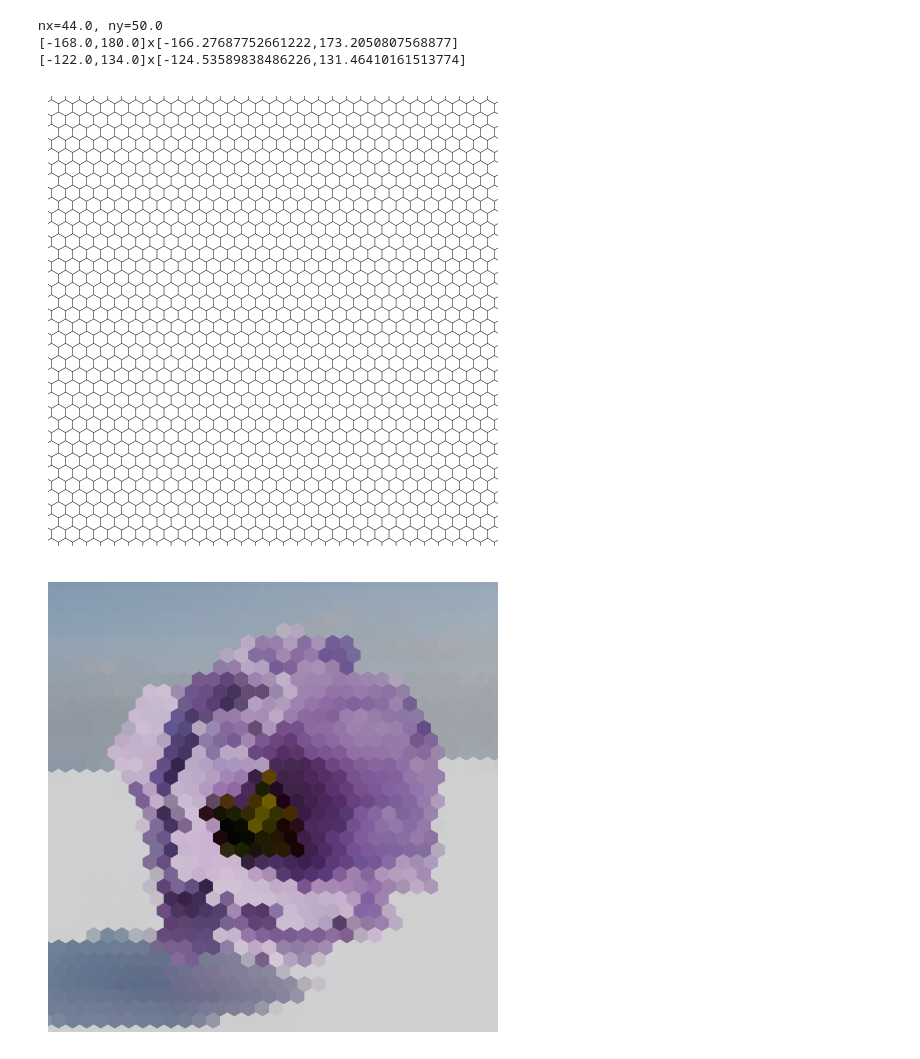
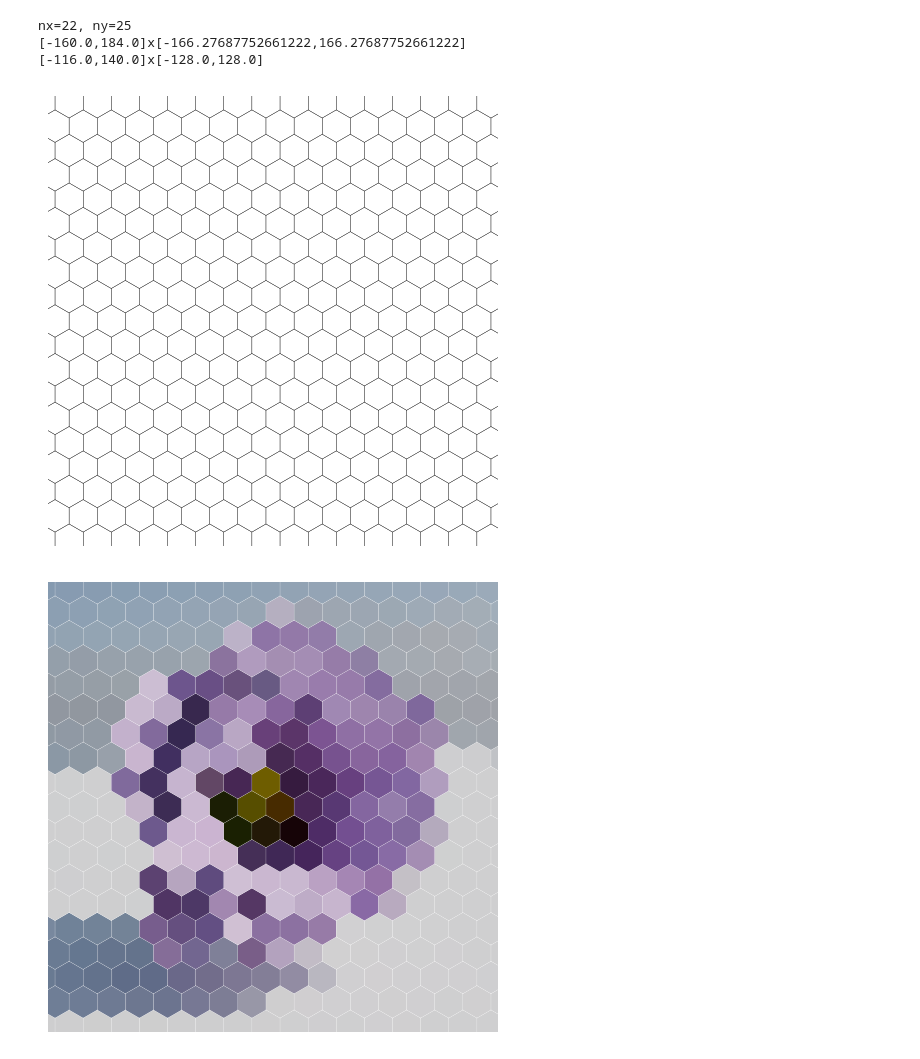
Before and after one commit to kashikacojp/compound-eye-simulator, a Jupyter notebook: jupyter/Untitled1.ipynb, the cells around one changed output. Saved outputs shown, nothing was run; the diff lists cells and outputs as text; code cells hidden in the pictures.

```diff
--- a/jupyter/Untitled1.ipynb
+++ b/jupyter/Untitled1.ipynb
@@ -1,21 +1,34 @@
 # %%
-from hexalattice.hexalattice import *
+from thirdparty import hexalattice
+from matplotlib import pyplot as plt
 import numpy as np
+
 
 x_size  = 256
 y_size  = 256
 x_range = x_size * 1.2
 y_range = y_size * 1.2
-diam    = 8
+diam    = 16
 
 # x_size = (1/2 + nx) * diam * sqrt(3)/2  -> (x_size/(diam * sqrt(3)/2))-1/2
 # y_size = (1 * 3/4 * ny) * diam          -> (y_size/diam-1)*4/3
-nx =np.ceil((x_range/(diam * np.sqrt(3.0)/2.0))-0.5)
-ny =np.ceil((y_range/diam-1)*(4.0/3.0))
+
+nx = None
+ny = None
+
+if (nx is None) and (ny is None):
+    nx =int(np.ceil((x_range/(diam * np.sqrt(3.0)/2.0))-0.5))
+    ny =int(np.ceil((y_range/diam-1)*(4.0/3.0)))
+elif (nx is None):
+    diam = y_size / ( (ny * 3.0/4.0)+1)
+    nx   = int(np.ceil((x_range/(diam * np.sqrt(3.0)/2.0))-0.5))
+elif (ny is None):
+    diam = x_range/((nx+1/2)*np.sqrt(3)/2)
+    ny =int(np.ceil((y_range/diam-1)*(4.0/3.0)) )
 
 print("nx="+str(nx)+", ny="+str(ny))
 
-hex_centers, ax = create_hex_grid(nx=nx,
+hex_centers, ax = hexalattice.create_hex_grid(nx=nx,
                                   ny=ny,
                                   min_diam=diam,
                                   do_plot=True)
@@ -29,10 +42,10 @@ cen_y =(max_y+min_y)/2
 
 print("["+str(min_x)+","+str(max_x)+"]x["+str(min_y)+","+str(max_y)+"]")
 
-bound_min_x = cen_x       - x_size/2
-bound_max_x = cen_x       + x_size/2
-bound_min_y = cen_y       - y_size/2
-bound_max_y = cen_y       + y_size/2
+bound_min_x = cen_x - x_size/2
+bound_max_x = cen_x + x_size/2
+bound_min_y = cen_y - y_size/2
+bound_max_y = cen_y + y_size/2
 
 print("["+str(bound_min_x)+","+str(bound_max_x)+"]x["+str(bound_min_y)+","+str(bound_max_y)+"]")
 
@@ -41,28 +54,28 @@ plt.xlim(bound_min_x,bound_max_x)
 plt.ylim(bound_min_y,bound_max_y)
 plt.show()    # import matplotlib.pyplot as plt
 # %% [output]
-nx=44.0, ny=50.0
-[-168.0,180.0]x[-166.27687752661222,173.2050807568877]
-[-122.0,134.0]x[-124.53589838486226,131.46410161513774]
+nx=22, ny=25
+[-160.0,184.0]x[-166.27687752661222,166.27687752661222]
+[-116.0,140.0]x[-128.0,128.0]
-[figure, old version]
+[figure, new version]
 # %%
 x_hex_coords = hex_centers[:, 0]
 y_hex_coords = hex_centers[:, 1]
 image_path = 'D:\\Users\\shums\\kasika\\20240508\\output\\gauss_output.png'     # Works with .png, .jpg, .tif
-colors = 255*sample_colors_from_image_by_grid(image_path, x_hex_coords, y_hex_coords)
+colors = 255* hexalattice.sample_colors_from_image_by_grid(image_path, x_hex_coords, y_hex_coords)
 # print(colors)
 # %%
-ax = plot_single_lattice_custom_colors(x_hex_coords, y_hex_coords,
+ax =  hexalattice.plot_single_lattice_custom_colors(x_hex_coords, y_hex_coords,
                                   face_color  =colors,
                                   edge_color  =colors,
                                   min_diam    =diam*0.99,
                                   plotting_gap=0.05,
                                   rotate_deg  =0)
 # print(ax)
 # print(hex_centers)
 ax.axis("off")
 plt.xlim(bound_min_x,bound_max_x)
 plt.ylim(bound_min_y,bound_max_y)
 plt.show()
 # %% [output]
-[figure, old version]
+[figure, new version]
```
Also changed, not shown: 18 other files.
